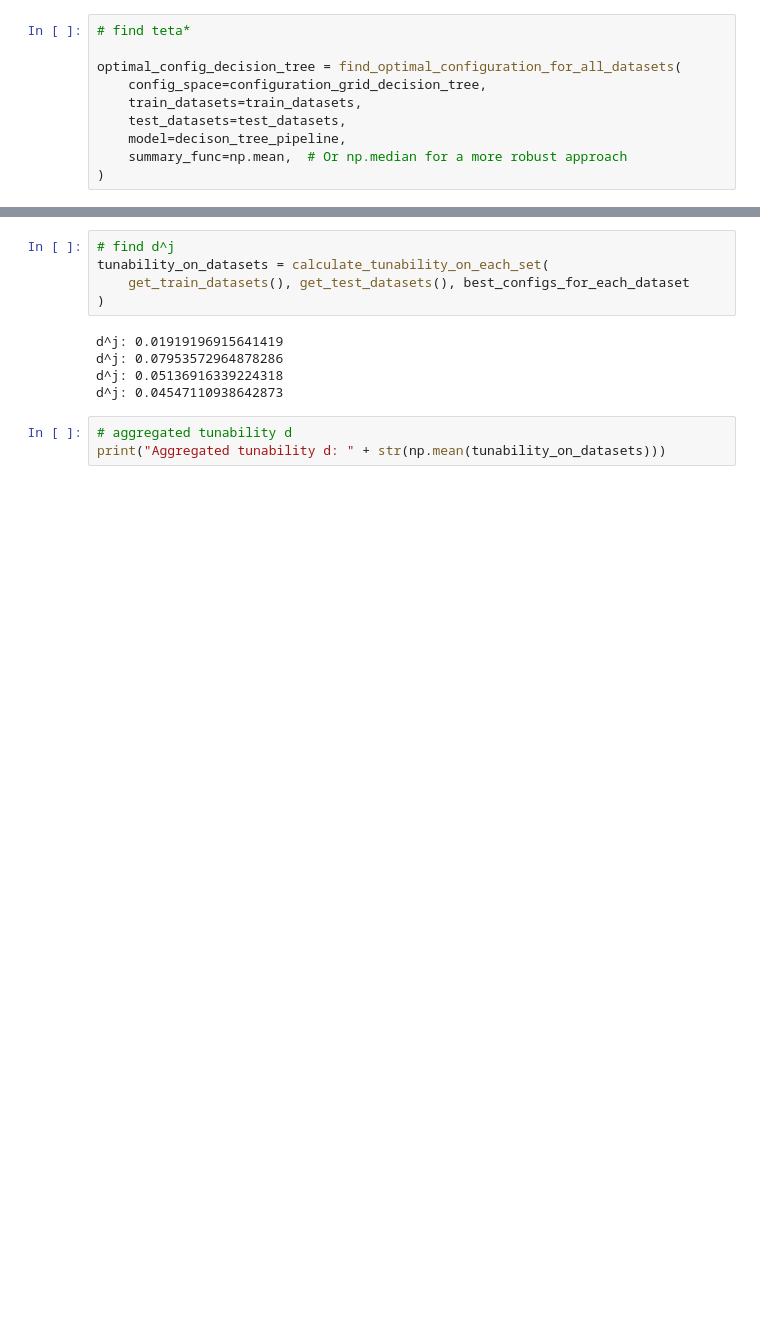
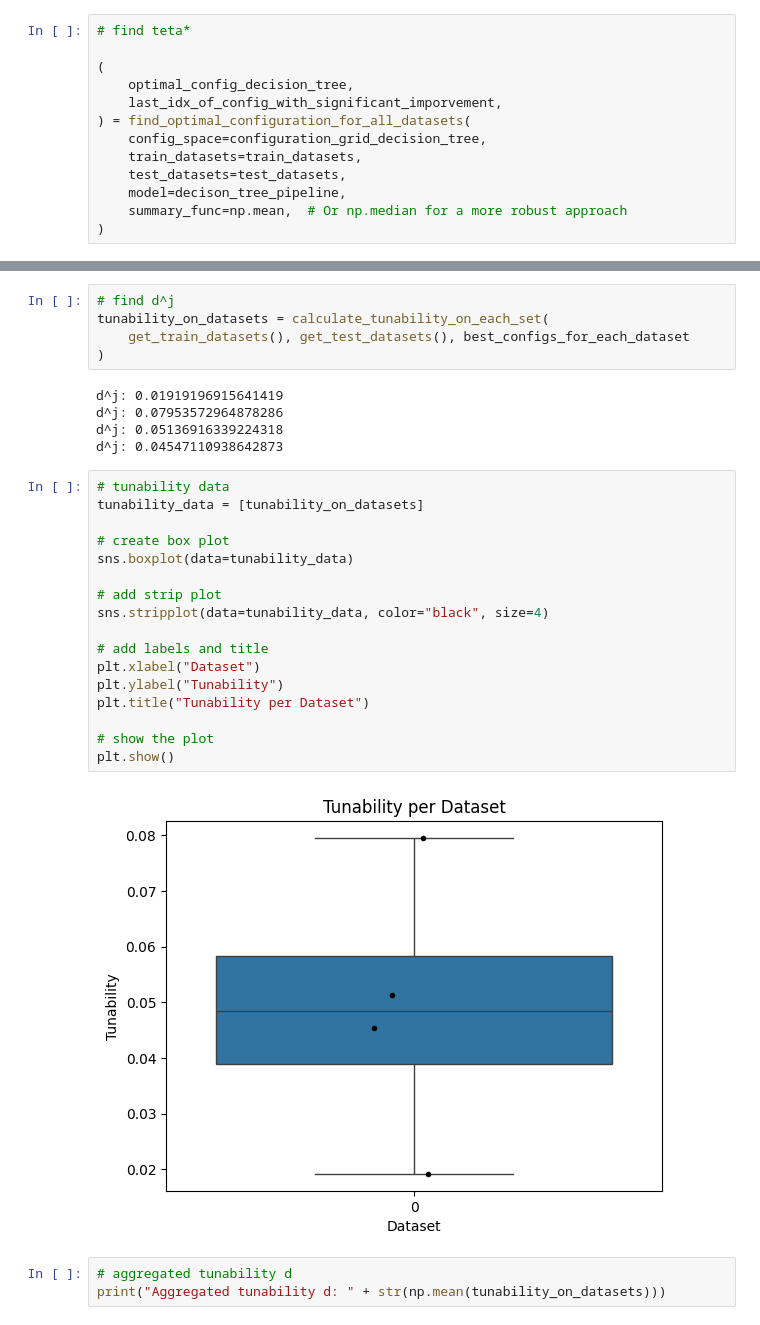
Before and after one commit to CJ4n/AutoML_HM1, a Jupyter notebook: solution.ipynb, the cells around one changed output, grey strips where cells are left out. Drawn from its saved outputs; the diff is of its cells as text; blank space fills up the shorter version.

Commit message:
add boxplot and last index of config which caused siginficatnt improvement in random search

```diff
--- a/solution.ipynb
+++ b/solution.ipynb
@@ -306,7 +309,10 @@ configuration_grid_decision_tree = get_configuration_grid_decision_tree()
 # %%
 # find teta*
 
-optimal_config_decision_tree = find_optimal_configuration_for_all_datasets(
+(
+    optimal_config_decision_tree,
+    last_idx_of_config_with_significant_imporvement,
+) = find_optimal_configuration_for_all_datasets(
     config_space=configuration_grid_decision_tree,
     train_datasets=train_datasets,
     test_datasets=test_datasets,
@@ -399,6 +407,25 @@ d^j: 0.01919196915641419
 d^j: 0.07953572964878286
 d^j: 0.05136916339224318
 d^j: 0.04547110938642873
+# %%
+# tunability data
+tunability_data = [tunability_on_datasets]
+
+# create box plot
+sns.boxplot(data=tunability_data)
+
+# add strip plot
+sns.stripplot(data=tunability_data, color="black", size=4)
+
+# add labels and title
+plt.xlabel("Dataset")
+plt.ylabel("Tunability")
+plt.title("Tunability per Dataset")
+
+# show the plot
+plt.show()
+# %% [output]
+[figure, added]
 # %%
 # aggregated tunability d
 print("Aggregated tunability d: " + str(np.mean(tunability_on_datasets)))
```
Also changed, not shown: parts of 4 cells of this notebook.
